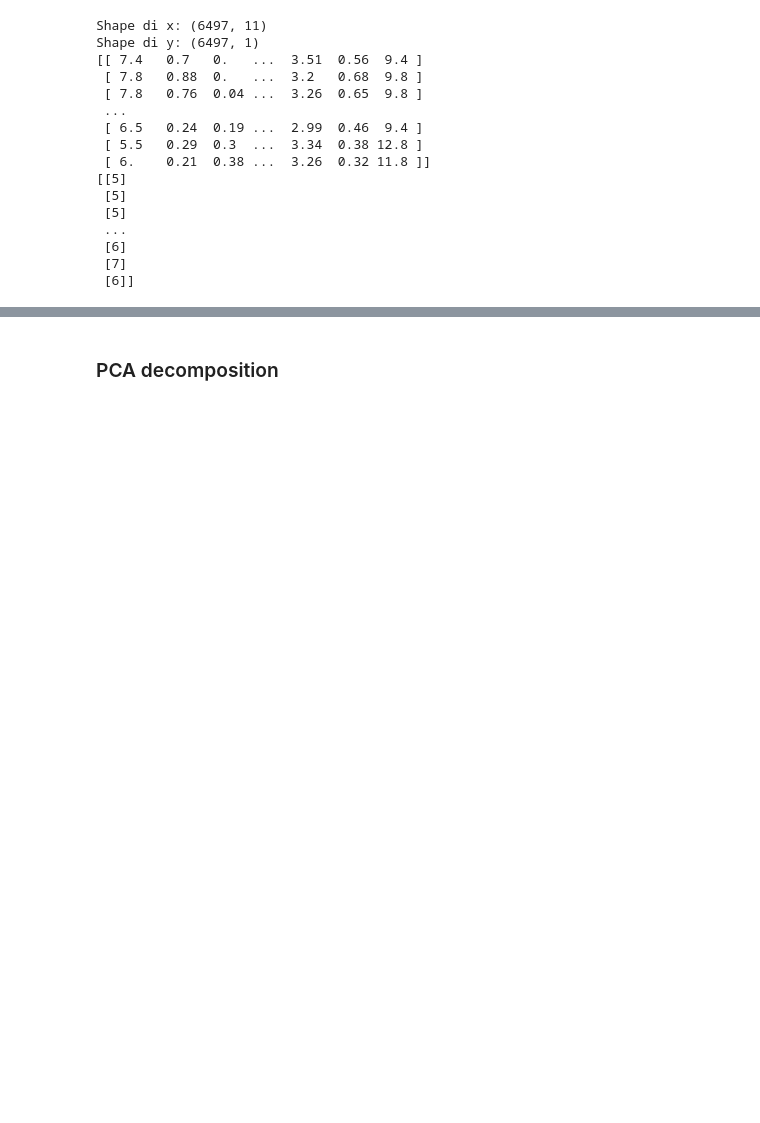
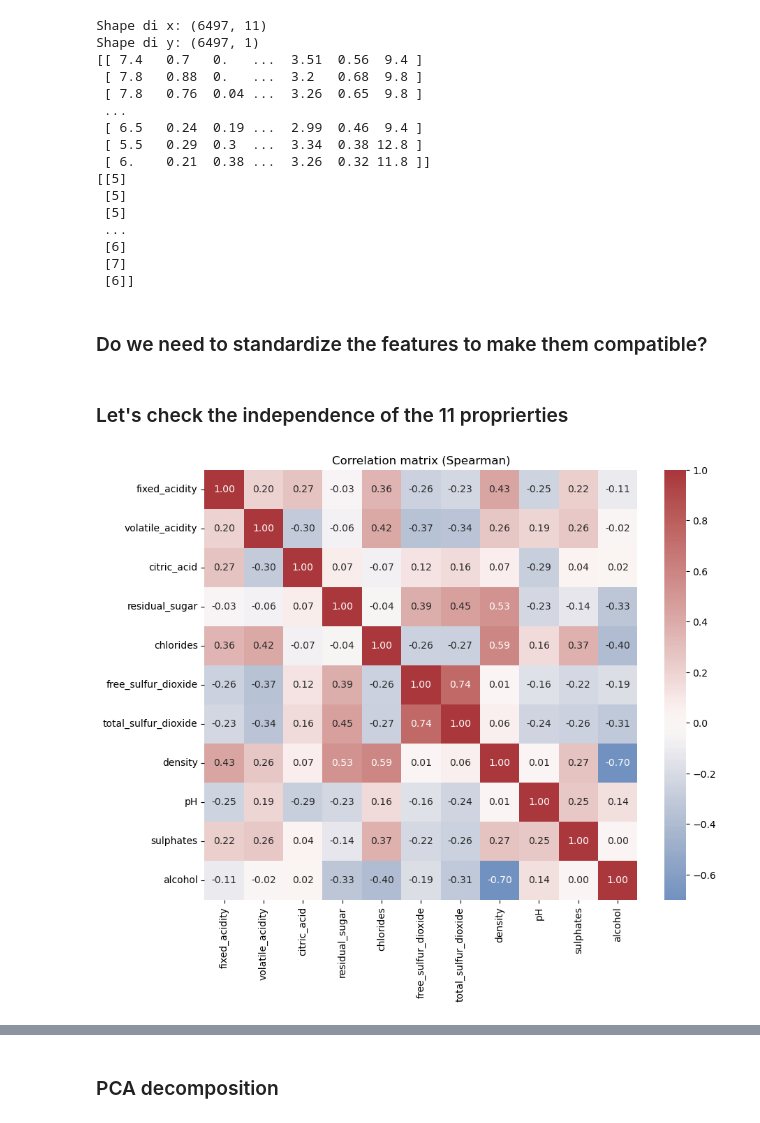
Before and after one commit to gabrielecerioli/Clustering_algorithms, a Jupyter notebook: Wine_dataset/Wine_database_clustering.ipynb, the cells around one changed output, grey strips where cells are left out. Saved outputs shown, nothing was run; the diff lists cells and outputs as text; code cells hidden in the pictures; blank space fills up the shorter version.

Commit message:
wine_database analysis (correlation and wheigts of the features)

```diff
--- a/Wine_dataset/Wine_database_clustering.ipynb
+++ b/Wine_dataset/Wine_database_clustering.ipynb
@@ -74,3 +58,23 @@ Shape di y: (6497, 1)
  [6]
  [7]
  [6]]
+# %% [markdown]
+<h3>Do we need to standardize the features to make them compatible?</h3>
+# %% [markdown]
+<h3>Let's check the independence of the 11 proprierties</h3>
+# %%
+import pandas as pd
+import numpy as np
+import seaborn as sns
+import matplotlib.pyplot as plt
+from sklearn.decomposition import PCA
+from sklearn.preprocessing import StandardScaler
+
+corr_spearman = X.corr(method='spearman')
+
+plt.figure(figsize=(10,8))
+sns.heatmap(corr_spearman, annot=True, fmt=".2f", cmap="vlag", center=0)
+plt.title("Correlation matrix (Spearman)")
+plt.show()
+# %% [output]
+[figure, added]
```
Also changed, not shown: parts of 24 cells of this notebook, 7 other files.
